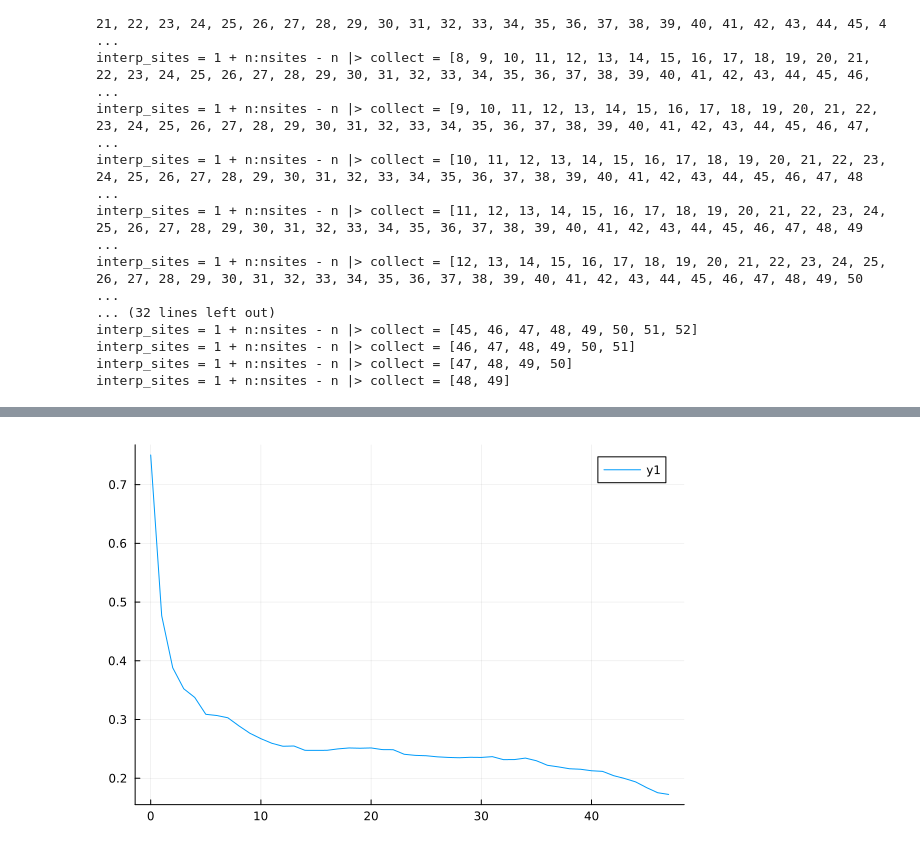
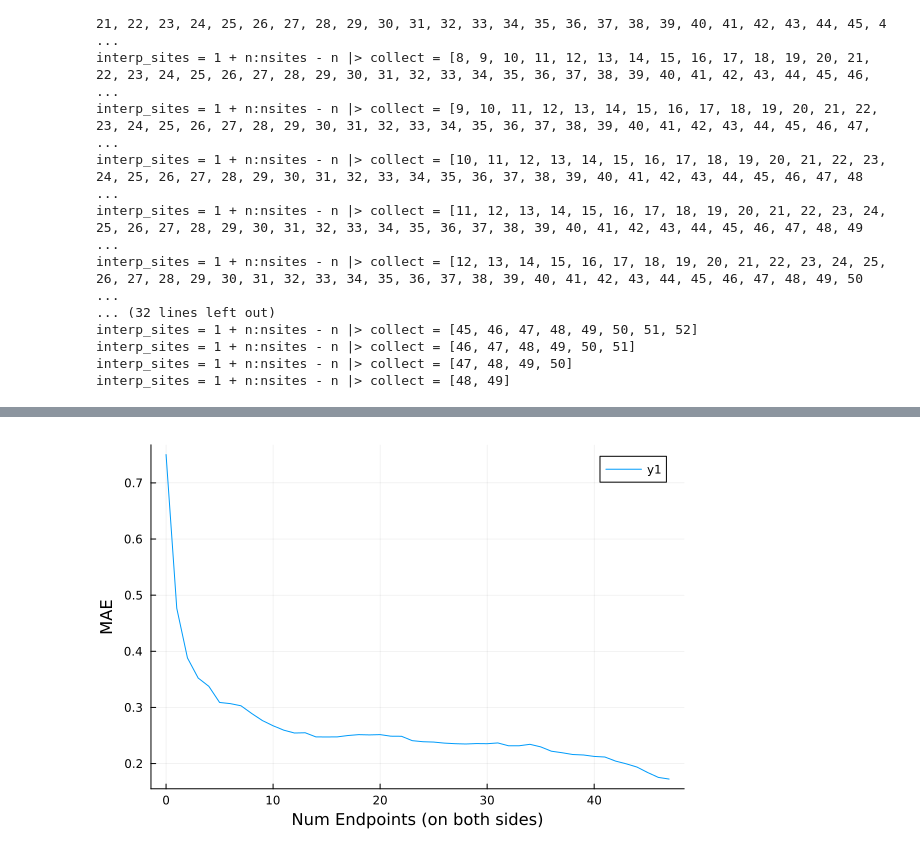
Before and after one commit to jmoo2880/QuantumInspiredML, a Jupyter notebook: Interpolation/Interp_benchmarks/NN_test.ipynb, the cells around one changed output, grey strips where cells are left out. Cells and saved outputs as stored; diff of their text form; code cells hidden in the pictures.

```diff
--- a/Interpolation/Interp_benchmarks/NN_test.ipynb
+++ b/Interpolation/Interp_benchmarks/NN_test.ipynb
@@ -493,0 +450,42 @@ df = vcat(DataFrame.(stats[26])...)
+# %%
+
+
+mode_range=(-1,1)
+xvals=collect(range(mode_range...; step=1E-4))
+mode_index=Index(opts_ns.d)
+xvals_enc= [get_state(x, opts_ns) for x in xvals]
+xvals_enc_it=[ITensor(s, mode_index) for s in xvals_enc];
+
+nsites = size(X_train2,2)
+nendpoints = 0:floor(Int, nsites/2)-1
+nstarts = 1:50
+
+max_jump=1
+
+stats = []
+for sp in [splits[1]]
+    inds_tr, inds_te = sp
+    X_train2, X_test2 = Xs[inds_tr, :], Xs[inds_te, :]
+    y_train2, y_test2 = ys[inds_tr], ys[inds_te]
+
+    n1s = sum(y_test2)
+    n0s = length(y_test2) - n1s
+
+    samples = [1:n0s; 1:n1s]
+    classes = [zeros(Int,n0s); ones(Int,n1s)]
+    fc_nn = load_forecasting_info_variables(mps_gd, X_train2, y_train2, X_test2, y_test2, opts_gd);
+
+    for n in nendpoints
+        interp_sites = 1+n:nsites-n |> collect
+        stats1 = []
+        for (i,s) in enumerate(samples)
+            class = classes[i]
+            instance_idx = s
+            stat1, p1 = any_interpolate_single_timeseries(fc_nn, class, instance_idx, interp_sites, :nearestNeighbour; invert_transform=true, NN_baseline=false, X_train=X_train2, y_train=y_train2, n_baselines=1, plot_fits=true, mode_range=mode_range, xvals=xvals, mode_index=mode_index, xvals_enc=xvals_enc, xvals_enc_it=xvals_enc_it, max_jump=max_jump);
+            # push!(ps1, p1...)
+            push!(stats1, stat1)
+        end
+
+        push!(stats, stats1)
+    end
+end
@@ -500,10 +526,10 @@ for (i,stat) in enumerate(stats)
     means[i] = (df |> describe)[!,2][1]
     meds[i] = (df |> describe)[!,4][1]
 end
-# %%
-plot(nendpoints, means)
-# %% [output]
-[figure, removed]
+# %%
+plot(nendpoints, means, xlabel="Num Endpoints (on both sides)", ylabel="MAE")
+# %% [output]
+[figure, added]
 # %%
 
 
```
Also changed, not shown: parts of 15 cells of this notebook.
